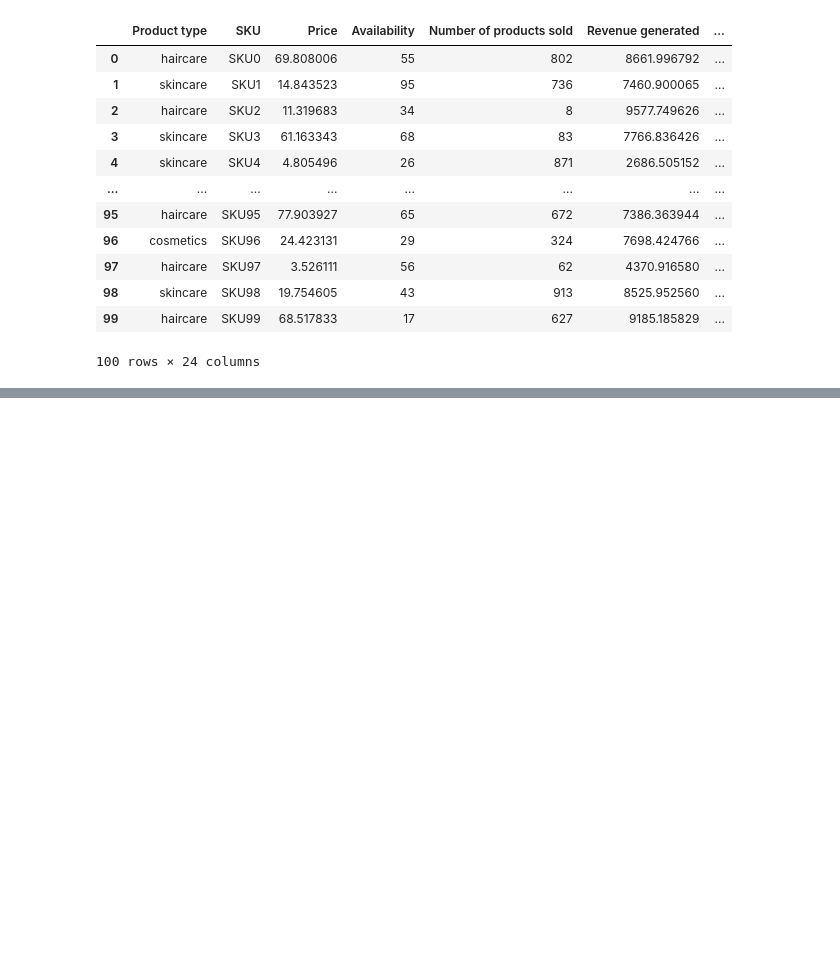
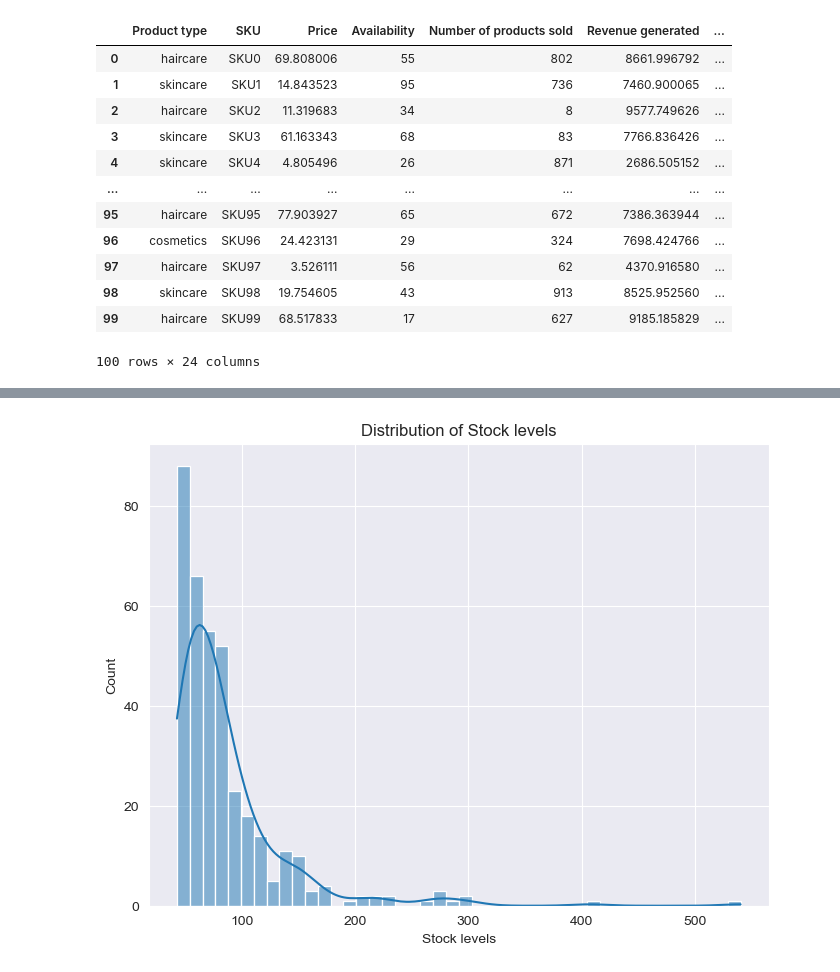
Before and after one commit to kclaudeeager/ASP_Assignment2, a Jupyter notebook: part2/Estimation.ipynb, the cells around one changed output, grey strips where cells are left out. Saved outputs shown, nothing was run; the diff lists cells and outputs as text; code cells hidden in the pictures; blank space fills up the shorter version.

```diff
--- a/part2/Estimation.ipynb
+++ b/part2/Estimation.ipynb
@@ -132,12 +170,0 @@ for column in largest_group_data_filtered_copy.columns[1:]:
-# %%
-from scipy.stats import shapiro
-
-for column in largest_group_data_filtered_copy.columns[1:]:
-    _, p_value = shapiro(largest_group_data_filtered_copy[column])
-    print(f"Shapiro-Wilk test p-value for {column}: {p_value}")
-
-    if p_value > 0.05:
-        print(f"{column} appears to be normally distributed.")
-    else:
-        print(f"{column} does not appear to be normally distributed.")
-    print("-" * 50)
@@ -234,0 +233,82 @@ Demand has positive kurtosis (leptokurtic).
+# %%
+import numpy as np
+from scipy.stats import skewnorm
+
+def generate_simulation(distribution_type, data, simulation_days=365):
+    """
+    Generate a simulation based on specified distribution types and parameters.
+
+    Parameters:
+    - distribution_type: Type of distribution ('normal', 'right-skewed', 'left-skewed')
+    - data: Actual data to be used for simulation
+    - simulation_days: Number of days to simulate
+
+    Returns:
+    - List of generated simulated_data
+    """
+    std = np.std(data)
+    mean = np.mean(data)
+    simulated_data = []
+
+    for _ in range(simulation_days):
+        sample = np.random.normal(0, 1)  # Sample from a standard normal distribution
+
+        # Generate random sample based on distribution type
+        if distribution_type == 'normal':
+            simulated_sample = sample
+        elif distribution_type == 'right-skewed':
+            simulated_sample = np.exp(sample) # Apply exponential transformation for right-skewed
+        elif distribution_type == 'left-skewed':
+            skewness = -5  # Adjust the skewness value as needed
+            simulated_sample = skewnorm.rvs(a=skewness, loc=mean, scale=std)  # Generate left-skewed data
+        else:
+            raise ValueError("Invalid distribution type")
+        # Add the simulated sample to the list
+        simulated_data.append(simulated_sample)
+
+    # Scale back the simulated data to the original range
+    simulated_data = np.round((np.array(simulated_data) * std) + mean).astype(int)
+
+    return simulated_data
+
+# Loop through data_and_distribution_dict and generate simulated data for each column
+all_generated_df=pd.DataFrame([])
+for column, data in data_and_distribution_dict.items():
+    if column == "current stock":
+        continue
+    data_values = data["data"]
+    distribution_type = data["distribution"]
+    simulated_data = generate_simulation(distribution_type, data_values)
+    df = pd.DataFrame(simulated_data, columns=[column])
+    all_generated_df = pd.concat([all_generated_df, df], axis=1)
+all_generated_df["current stock"] = all_generated_df.apply(lambda row:get_current_stock(row),axis=1)
+display(all_generated_df)
+do_data_analysis(all_generated_df)
+print(all_generated_df.shape)
+#visualize(all_generated_df)
+# Set the order quantity policy
+order_quantity_policy = round(all_generated_df["Order quantities"].mean())
+# number of days to reorder
+reorder_days = 5
+new_generated_with_order_quantity_policy_df=pd.DataFrame([])
+for column, data in data_and_distribution_dict.items():
+    if column == "current stock" or column == "Order quantities":
+        continue
+    data_values = data["data"]
+    distribution_type = data["distribution"]
+    simulated_data = generate_simulation(distribution_type, data_values)
+    df = pd.DataFrame(simulated_data, columns=[column])
+    new_generated_with_order_quantity_policy_df = pd.concat([new_generated_with_order_quantity_policy_df, df], axis=1)
+# Calculate the order quantities based on the order quantity policy
+for i in range(len(new_generated_with_order_quantity_policy_df)):
+    if i%reorder_days==0:
+        new_generated_with_order_quantity_policy_df.loc[i, "Order quantities"] = order_quantity_policy
+    else:
+        new_generated_with_order_quantity_policy_df.loc[i, "Order quantities"] = 0
+
+new_generated_with_order_quantity_policy_df["current stock"] = new_generated_with_order_quantity_policy_df.apply(lambda row:get_current_stock(row),axis=1)
+display(new_generated_with_order_quantity_policy_df)
+do_data_analysis(new_generated_with_order_quantity_policy_df)
+print(new_generated_with_order_quantity_policy_df.shape)
+visualize(new_generated_with_order_quantity_policy_df)
+# %% [output]
@@ -234,0 +375 @@ Demand has positive kurtosis (leptokurtic).
+[figure, added]
```
Also changed, not shown: parts of 7 cells of this notebook, 2 other files.
